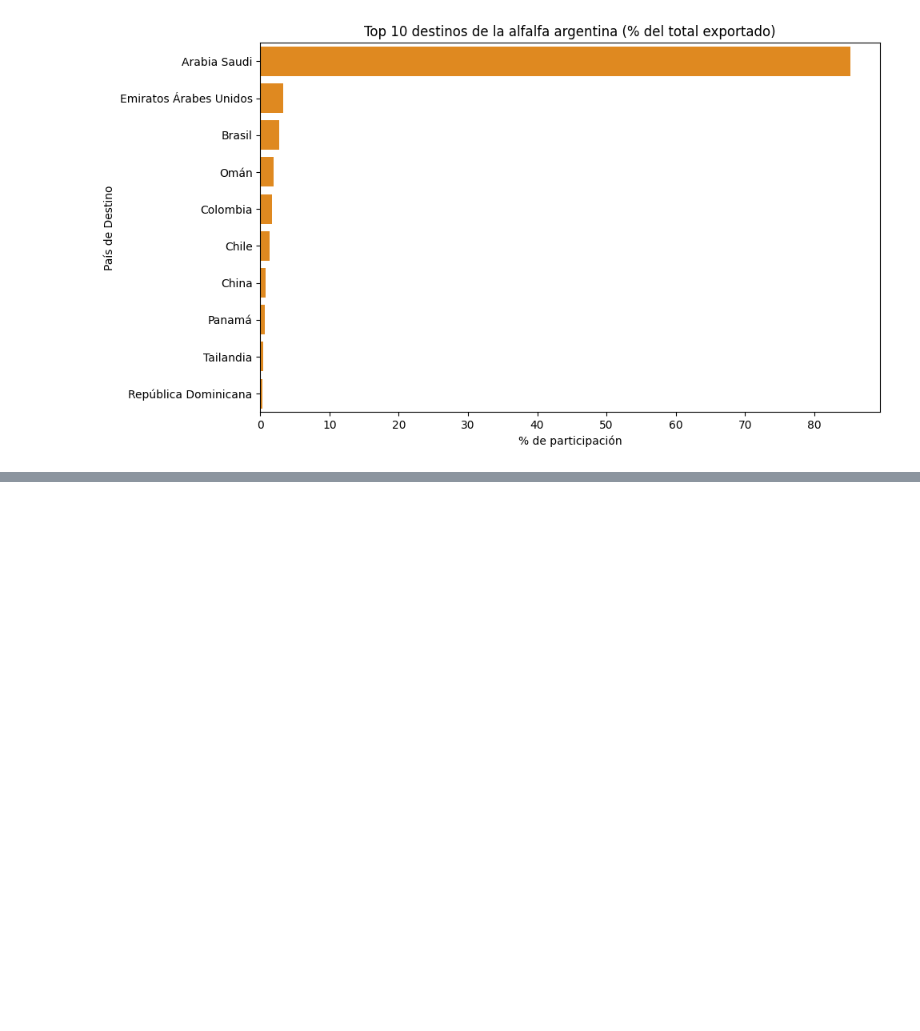
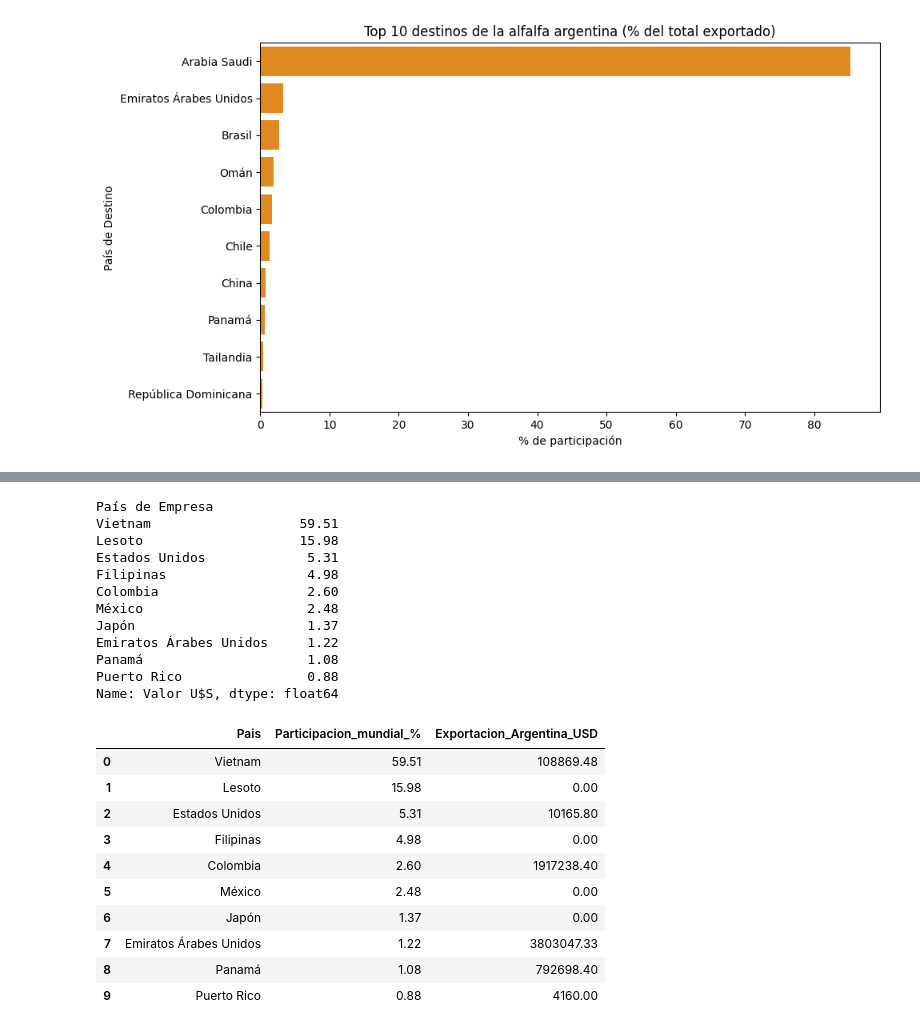
Before and after one commit to Renata-Bilotti/Hackatho-Grupo-4, a Jupyter notebook: Hacathon_Grupo_4_Mercado_de_Alfalfa.ipynb, the cells around one changed output, grey strips where cells are left out. Drawn from its saved outputs; the diff is of its cells as text; code cells hidden in the pictures; blank space fills up the shorter version.

```diff
--- a/Hacathon_Grupo_4_Mercado_de_Alfalfa.ipynb
+++ b/Hacathon_Grupo_4_Mercado_de_Alfalfa.ipynb
@@ -1035,0 +1085,57 @@ plt.show()
+# %%
+#Primero es necesario determinar el total importado en U$D y el ranking de empresas
+#importadoras, para después determinar el país de origen de esas empresas
+
+total_impo_mundial = df_impo_empresa['Valor U$S'].sum()
+ranking_impo_empresa = df_impo_empresa.groupby('País de Empresa')['Valor U$S'].sum().sort_values(ascending=False)
+participacion_impo_empresa = (ranking_impo_empresa / total_impo_mundial * 100).round(2)
+
+#Top 10 importadires:
+
+top10_importadores_empresa = participacion_impo_empresa.head(10)
+print(top10_importadores_empresa)
+
+#Luego se crea la lista con las empresas importadoras segun el ranking, en base a
+#sus países, ya que fueron agrupadas previamente con esa variable
+
+exportacion_por_destino = df_expo_arg.groupby('País de Destino')['U$S FOB'].sum()
+
+tabla_oportunidades_list = []
+for pais in top10_importadores_empresa.index:
+  valor_exportado_arg = exportacion_por_destino.get(pais,0) #.get (pais,0)permite que el código
+  #devuelva el valor cero si Argentina nunca le importó, para así identificar aquellos
+  #posibles nuevos mercados. Sin esta parte de la función el bucle los pasaría por alto
+  tabla_oportunidades_list.append([pais, top10_importadores_empresa[pais], valor_exportado_arg])
+  # .append agrega a la tabla de oportunidades una fila donde se resuma el nombre
+  #del país, su porcentaje de participación en el ranking y cuanto le exportó argentina, si
+  #es que le exportó.
+
+tabla_oportunidades = pd.DataFrame(
+    tabla_oportunidades_list,
+    columns=['Pais', 'Participacion_mundial_%', 'Exportacion_Argentina_USD']
+)
+tabla_oportunidades
+# %% [output]
+País de Empresa
+Vietnam                   59.51
+Lesoto                    15.98
+Estados Unidos             5.31
+Filipinas                  4.98
+Colombia                   2.60
+México                     2.48
+Japón                      1.37
+Emiratos Árabes Unidos     1.22
+Panamá                     1.08
+Puerto Rico                0.88
+Name: Valor U$S, dtype: float64
+|  | Pais | Participacion_mundial_% | Exportacion_Argentina_USD |
+| 0 | Vietnam | 59.51 | 108869.48 |
+| 1 | Lesoto | 15.98 | 0.00 |
+| 2 | Estados Unidos | 5.31 | 10165.80 |
+| 3 | Filipinas | 4.98 | 0.00 |
+| 4 | Colombia | 2.60 | 1917238.40 |
+| 5 | México | 2.48 | 0.00 |
+| 6 | Japón | 1.37 | 0.00 |
+| 7 | Emiratos Árabes Unidos | 1.22 | 3803047.33 |
+| 8 | Panamá | 1.08 | 792698.40 |
+| 9 | Puerto Rico | 0.88 | 4160.00 |
```
Also changed, not shown: parts of 13 cells of this notebook.
